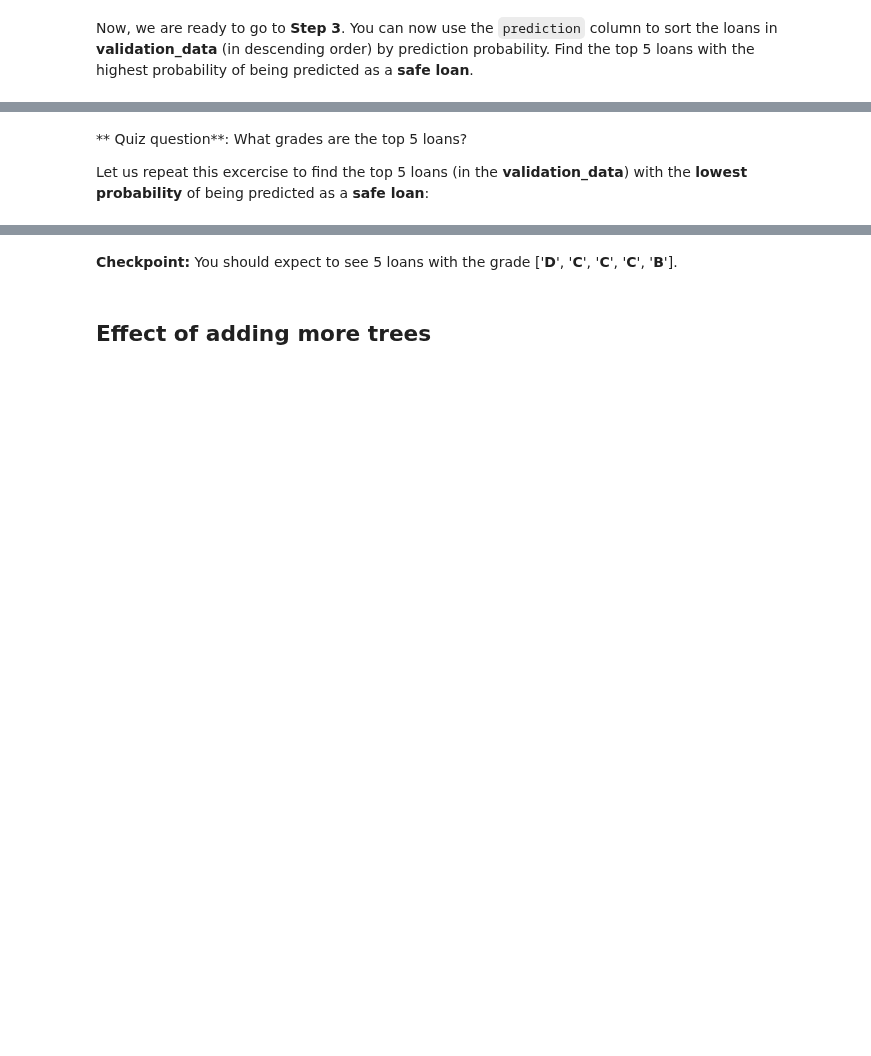
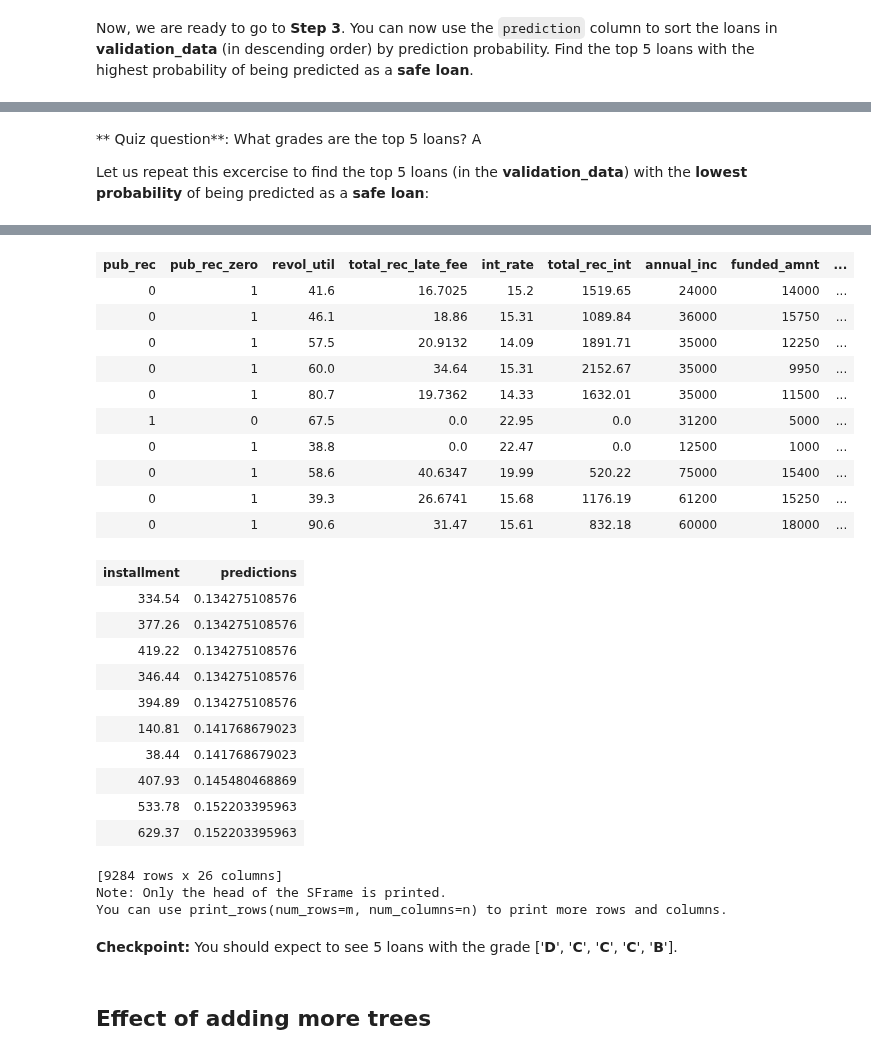
Before and after one commit to hristo-vrigazov/Machine-learning-classification, a Jupyter notebook: module-8-boosting-assignment-1-blank.ipynb, the cells around one changed output, grey strips where cells are left out. Saved outputs shown, nothing was run; the diff lists cells and outputs as text; code cells hidden in the pictures; blank space fills up the shorter version.

```diff
--- a/module-8-boosting-assignment-1-blank.ipynb
+++ b/module-8-boosting-assignment-1-blank.ipynb
@@ -304,4 +410,7 @@ Now, we are ready to go to **Step 3**. You can now use the `prediction` column t
 # %% [markdown]
-** Quiz question**: What grades are the top 5 loans?
+** Quiz question**: What grades are the top 5 loans? A
 
 Let us repeat this excercise to find the top 5 loans (in the **validation_data**) with the **lowest probability** of being predicted as a **safe loan**:
+# %%
+validation_data.sort('predictions', ascending=True)
+# %% [output]
@@ -308,3 +439,28 @@ Let us repeat this excercise to find the top 5 loans (in the **validation_data**
+| pub_rec | pub_rec_zero | revol_util | total_rec_late_fee | int_rate | total_rec_int | annual_inc | funded_amnt | ... |
+| 0 | 1 | 41.6 | 16.7025 | 15.2 | 1519.65 | 24000 | 14000 | ... |
+| 0 | 1 | 46.1 | 18.86 | 15.31 | 1089.84 | 36000 | 15750 | ... |
+| 0 | 1 | 57.5 | 20.9132 | 14.09 | 1891.71 | 35000 | 12250 | ... |
+| 0 | 1 | 60.0 | 34.64 | 15.31 | 2152.67 | 35000 | 9950 | ... |
+| 0 | 1 | 80.7 | 19.7362 | 14.33 | 1632.01 | 35000 | 11500 | ... |
+| 1 | 0 | 67.5 | 0.0 | 22.95 | 0.0 | 31200 | 5000 | ... |
+| 0 | 1 | 38.8 | 0.0 | 22.47 | 0.0 | 12500 | 1000 | ... |
+| 0 | 1 | 58.6 | 40.6347 | 19.99 | 520.22 | 75000 | 15400 | ... |
+| 0 | 1 | 39.3 | 26.6741 | 15.68 | 1176.19 | 61200 | 15250 | ... |
+| 0 | 1 | 90.6 | 31.47 | 15.61 | 832.18 | 60000 | 18000 | ... |
+| installment | predictions |
+| 334.54 | 0.134275108576 |
+| 377.26 | 0.134275108576 |
+| 419.22 | 0.134275108576 |
+| 346.44 | 0.134275108576 |
+| 394.89 | 0.134275108576 |
+| 140.81 | 0.141768679023 |
+| 38.44 | 0.141768679023 |
+| 407.93 | 0.145480468869 |
+| 533.78 | 0.152203395963 |
+| 629.37 | 0.152203395963 |
+[9284 rows x 26 columns]
+Note: Only the head of the SFrame is printed.
+You can use print_rows(num_rows=m, num_columns=n) to print more rows and columns.
 # %% [markdown]
 **Checkpoint:** You should expect to see 5 loans with the grade ['**D**', '**C**', '**C**', '**C**', '**B**'].
 # %% [markdown]
```
Also changed, not shown: parts of 22 cells of this notebook.
